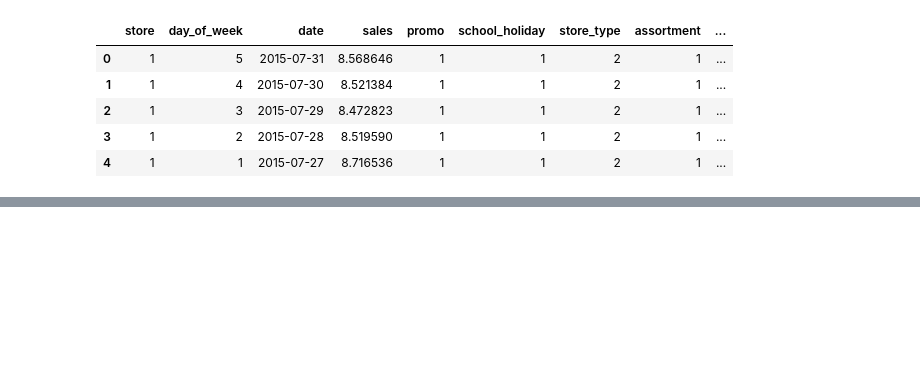
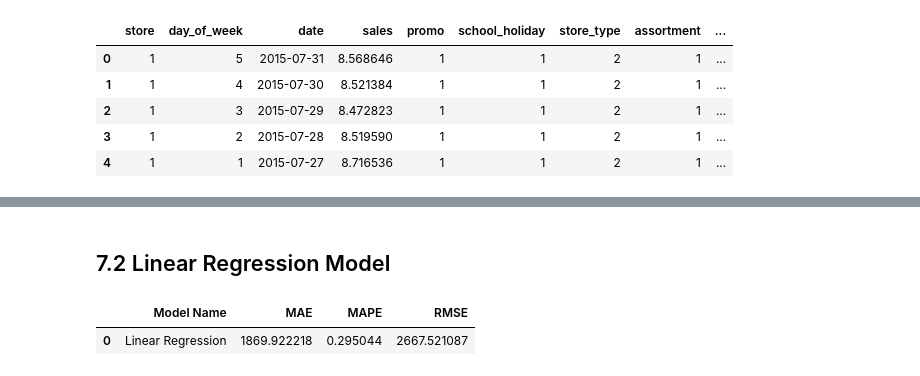
Before and after one commit to adrielepinto/ds_em_producao, a Jupyter notebook: products/producao1.ipynb, the cells around one changed output, grey strips where cells are left out. Cells and saved outputs as stored; diff of their text form; code cells hidden in the pictures; blank space fills up the shorter version.

```diff
--- a/products/producao1.ipynb
+++ b/products/producao1.ipynb
@@ -955,0 +979,3 @@ df5.head ()
+# %%
+cols_drop = ['week_of_year', 'day', 'month', 'day_of_week', 'promo_since', 'competition_since', 'year_week']
+df6= df6.drop (cols_drop, axis=1 )
@@ -955,0 +1102,15 @@ df5.head ()
+# %% [markdown]
+## 7.2 Linear Regression Model
+# %%
+# Model
+lr = LinearRegression().fit( x_train, y_train)
+
+# Prediction
+yhat_lr = lr.predict ( x_test)
+
+# Performace
+lr_result = ml_error ( 'Linear Regression', np.expm1( y_test ), np.expm1( yhat_lr ) )
+lr_result
+# %% [output]
+|  | Model Name | MAE | MAPE | RMSE |
+| 0 | Linear Regression | 1869.922218 | 0.295044 | 2667.521087 |
```
Also changed, not shown: parts of 27 cells of this notebook.
